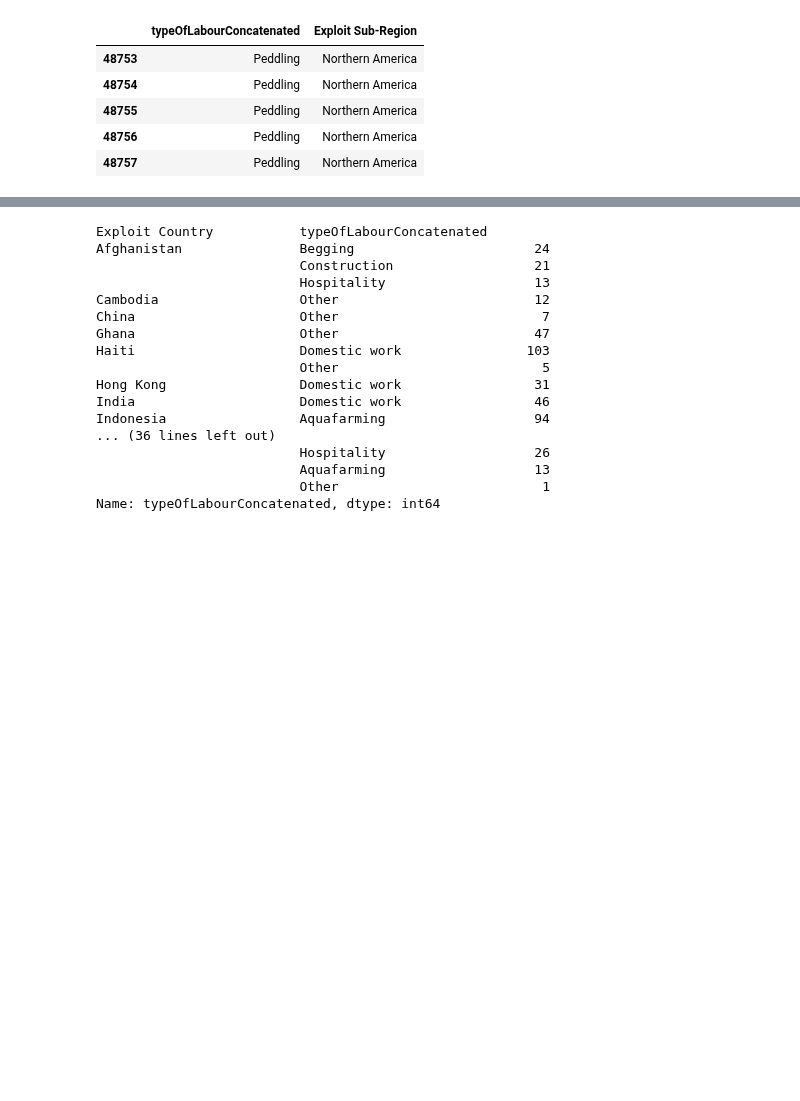
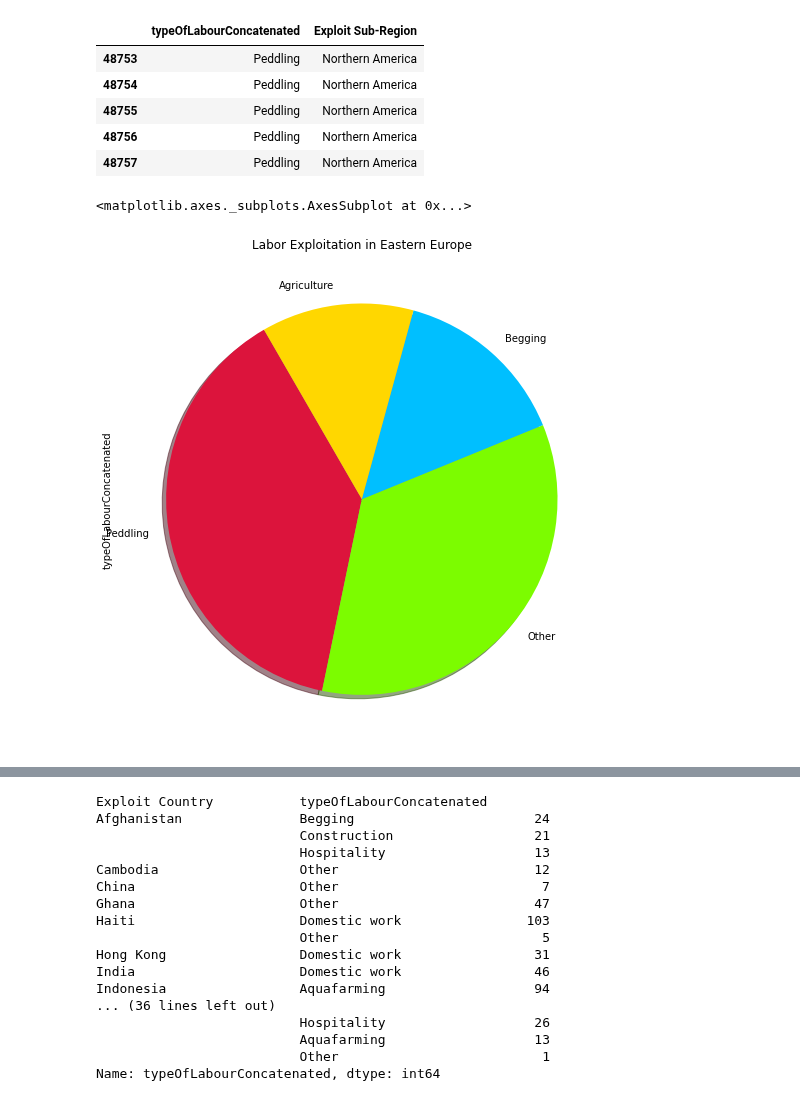
Before and after one commit to saronraut/Human-Trafficking-Awareness, a Jupyter notebook: labor_stats.ipynb, the cells around one changed output, grey strips where cells are left out. Drawn from its saved outputs; the diff is of its cells as text; code cells hidden in the pictures; blank space fills up the shorter version.

```diff
--- a/labor_stats.ipynb
+++ b/labor_stats.ipynb
@@ -84,5 +77,8 @@ region_df = region_df['typeOfLabourConcatenated'].value_counts()
 # %%
 eastern_europe_labor_df = country_df[country_df["Exploit Sub-Region"] == 'Northern America']
 eastern_pie_df = eastern_europe_labor_df['typeOfLabourConcatenated'].value_counts()
 eastern_pie_df = eastern_pie_df.drop('unknown')
-#eastern_pie_df.plot(kind="pie",startangle=120, title = "Labor Exploitation in Eastern Europe", shadow=True, colors = ['crimson', 'lawngreen', 'deepskyblue', 'gold', 'forestgreen', 'royalblue', 'orangered', 'aqua'], figsize=(9, 9))
+eastern_pie_df.plot(kind="pie",startangle=120, title = "Labor Exploitation in Eastern Europe", shadow=True, colors = ['crimson', 'lawngreen', 'deepskyblue', 'gold', 'forestgreen', 'royalblue', 'orangered', 'aqua'], figsize=(9, 9))
+# %% [output]
+<matplotlib.axes._subplots.AxesSubplot at 0x...>
+[figure, added]
```
Also changed, not shown: parts of 20 cells of this notebook.
